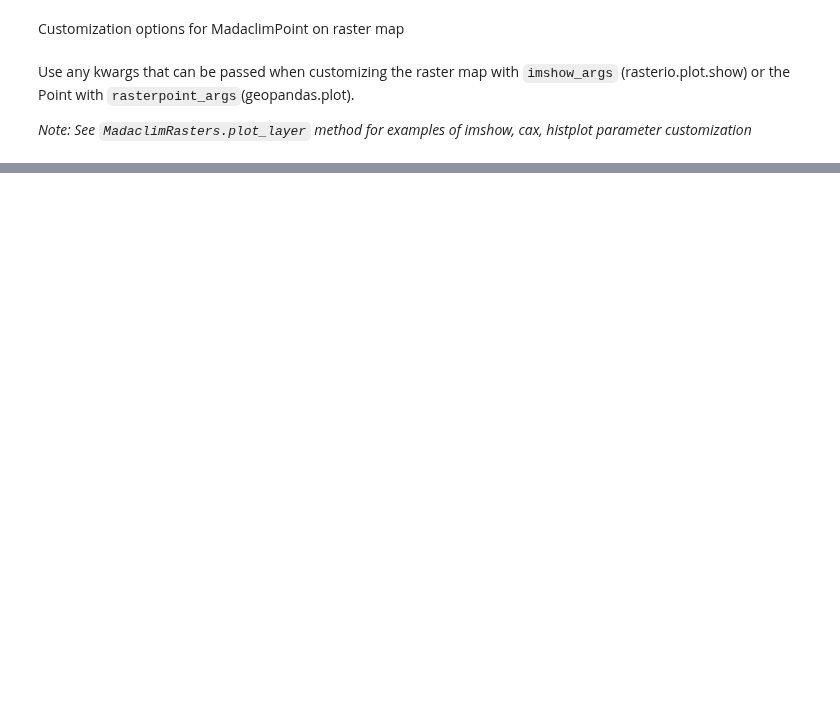
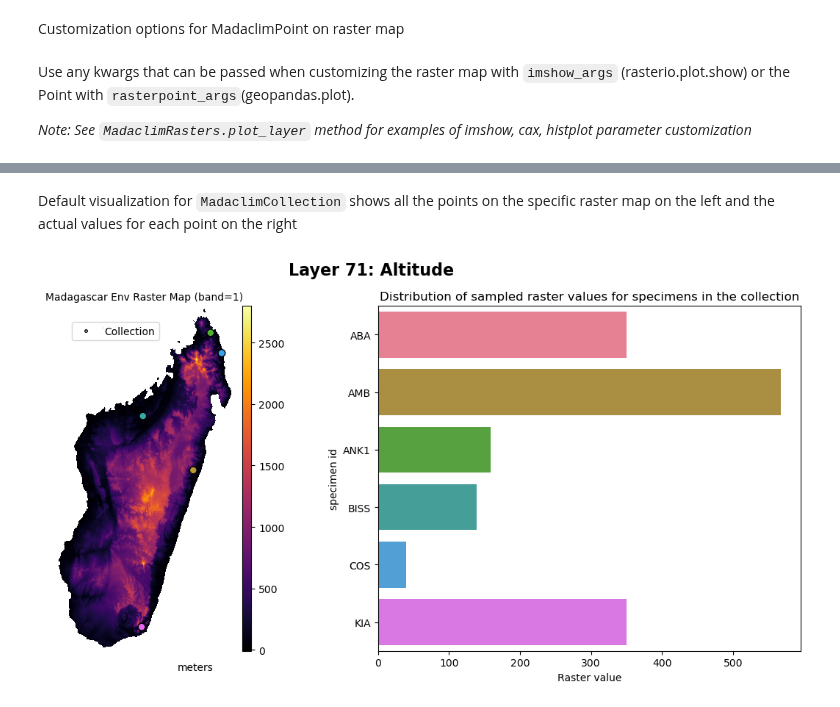
Before and after one commit to tahiri-lab/py_madaclim, a Jupyter notebook: example/full_walktrhough.ipynb, the cells around one changed output, grey strips where cells are left out. Drawn from its saved outputs; the diff is of its cells as text; code cells hidden in the pictures; blank space fills up the shorter version.

```diff
--- a/example/full_walktrhough.ipynb
+++ b/example/full_walktrhough.ipynb
@@ -762,0 +833,6 @@ spe1.plot_on_layer(
+# %%
+# From pandas dataframe
+import pandas as pd
+
+df = pd.read_csv(cwd / "collection_example.csv")
+df
@@ -762,0 +847,2 @@ spe1.plot_on_layer(
+# %%
+coll = MadaclimCollection.populate_from_df(df)
@@ -762,0 +1136,7 @@ spe1.plot_on_layer(
+# %% [markdown]
+Default visualization for `MadaclimCollection` shows all the points on the specific raster map on the left and the actual values for each point on the right
+# %%
+# Base visualization for continuous layers
+coll.plot_on_layer(layer="layer_71")
+# %% [output]
+[figure, added]
```
Also changed, not shown: parts of 60 cells of this notebook.
